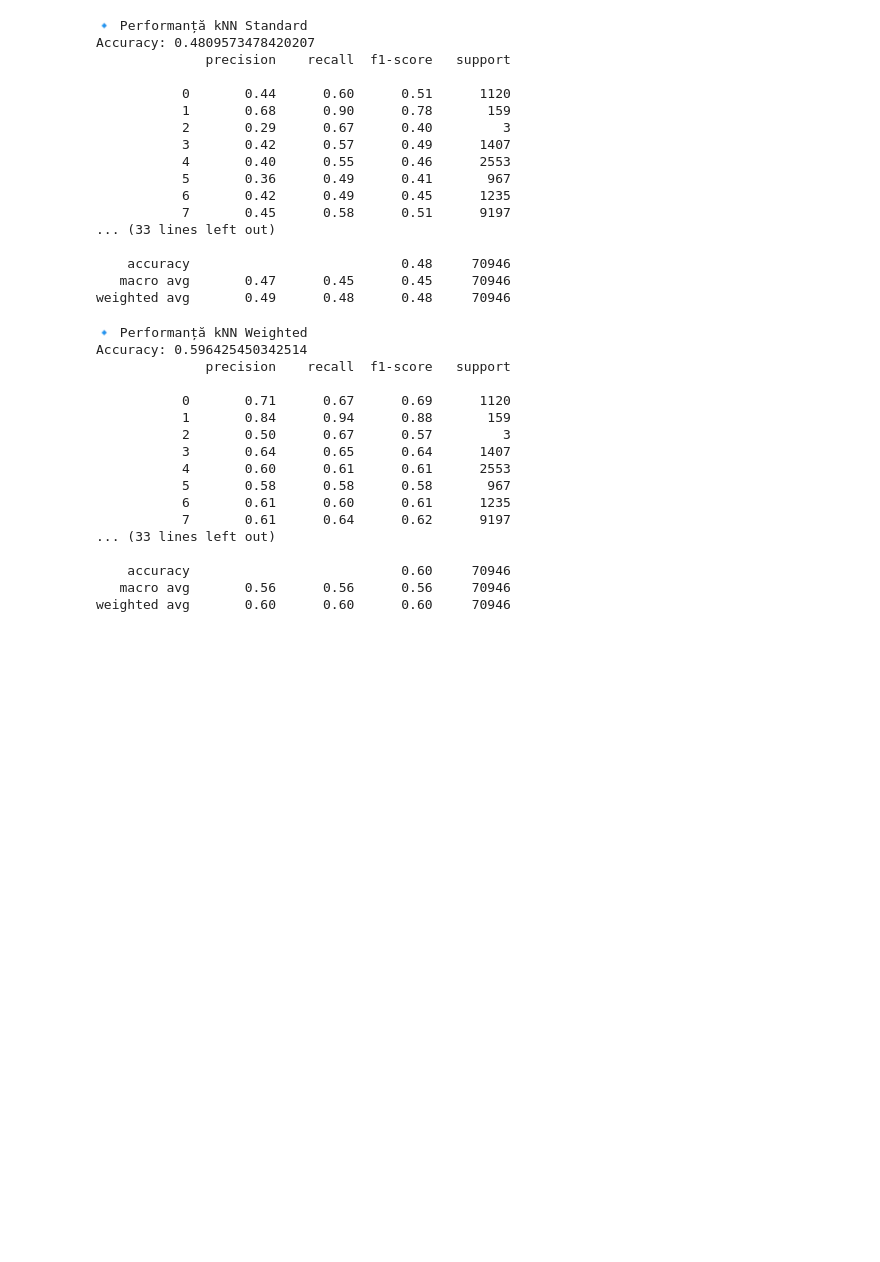
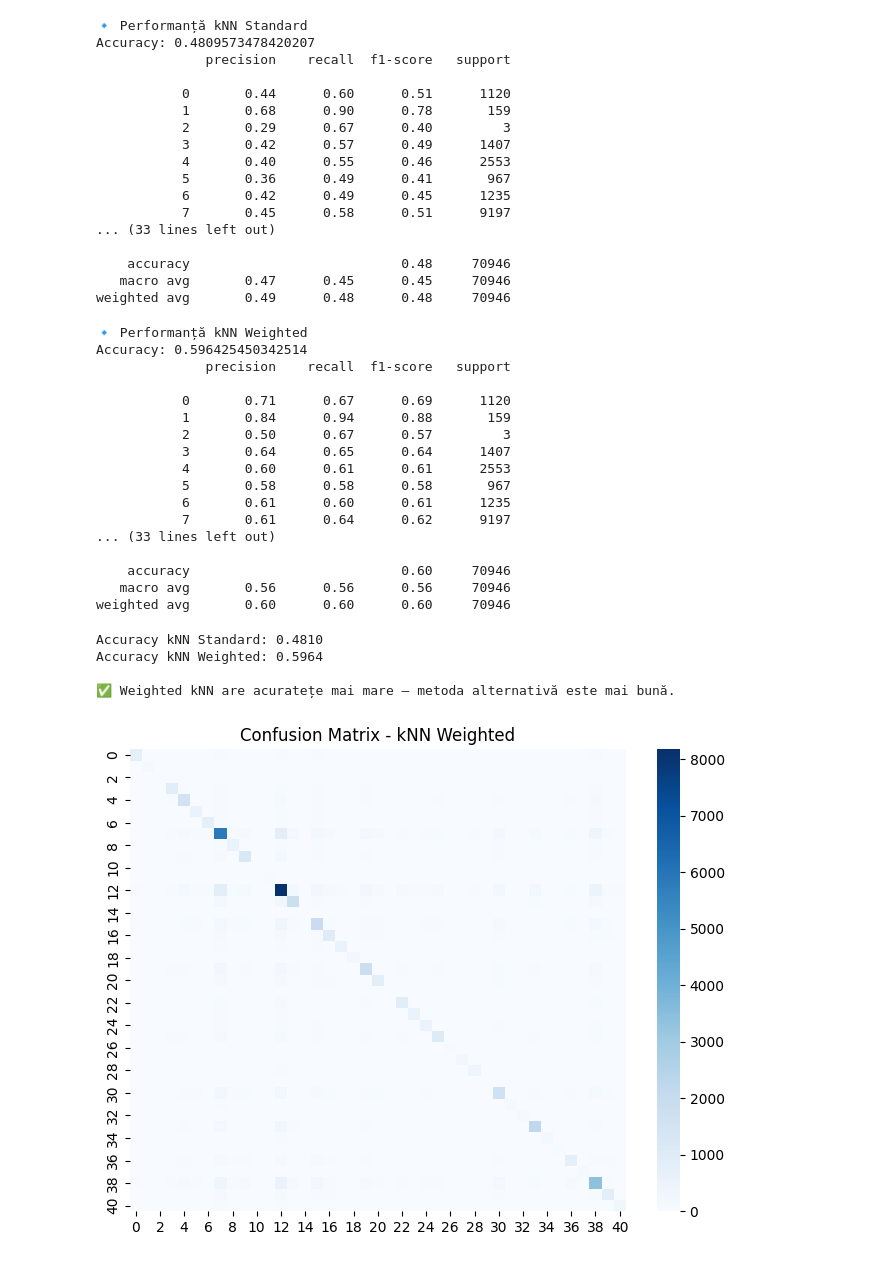
Before and after one commit to nicolaeee/IA---Google-Colab, a Jupyter notebook: TemaUnu.ipynb, the cells around one changed output. Drawn from its saved outputs; the diff is of its cells as text; code cells hidden in the pictures; blank space fills up the shorter version.

```diff
--- a/TemaUnu.ipynb
+++ b/TemaUnu.ipynb
@@ -165,3 +165,28 @@ Accuracy: 0.596425450342514
     accuracy                           0.60     70946
    macro avg       0.56      0.56      0.56     70946
 weighted avg       0.60      0.60      0.60     70946
+# %%
+acc_std = accuracy_score(y_test, y_pred_std)
+acc_w = accuracy_score(y_test, y_pred_w)
+
+print(f"Accuracy kNN Standard: {acc_std:.4f}")
+print(f"Accuracy kNN Weighted: {acc_w:.4f}")
+
+if acc_w > acc_std:
+    print("\n✅ Weighted kNN are acuratețe mai mare — metoda alternativă este mai bună.")
+else:
+    print("\n⚠️ kNN Standard este mai bun în acest caz.")
+# %% [output]
+Accuracy kNN Standard: 0.4810
+Accuracy kNN Weighted: 0.5964
+
+✅ Weighted kNN are acuratețe mai mare — metoda alternativă este mai bună.
+# %%
+cm = confusion_matrix(y_test, y_pred_w)
+
+plt.figure(figsize=(8,6))
+sns.heatmap(cm, annot=False, fmt='', cmap='Blues')
+plt.title("Confusion Matrix - kNN Weighted")
+plt.show()
+# %% [output]
+[figure, added]
```
